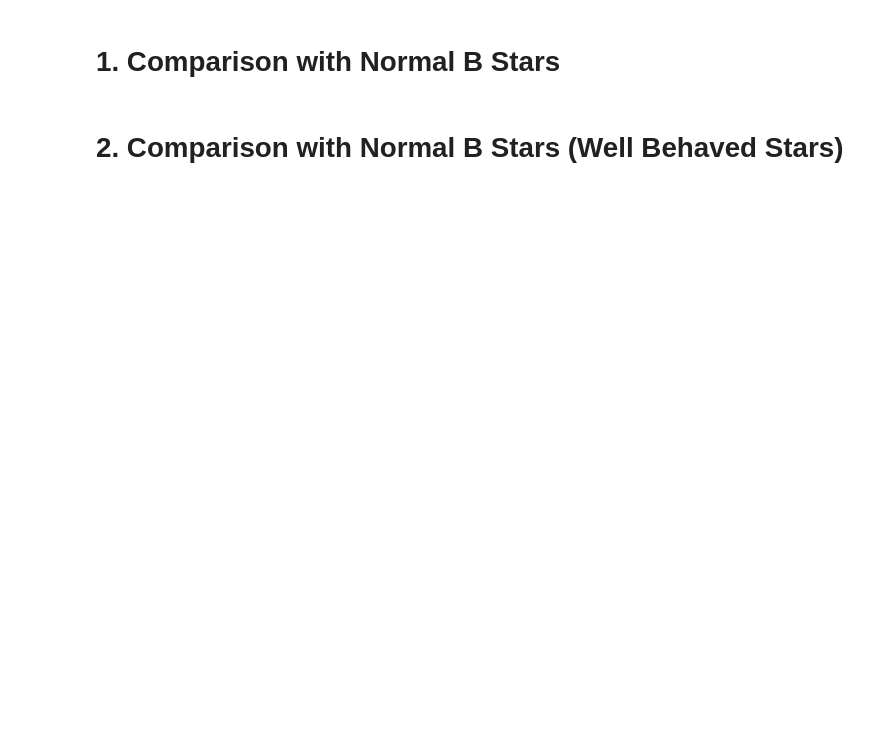
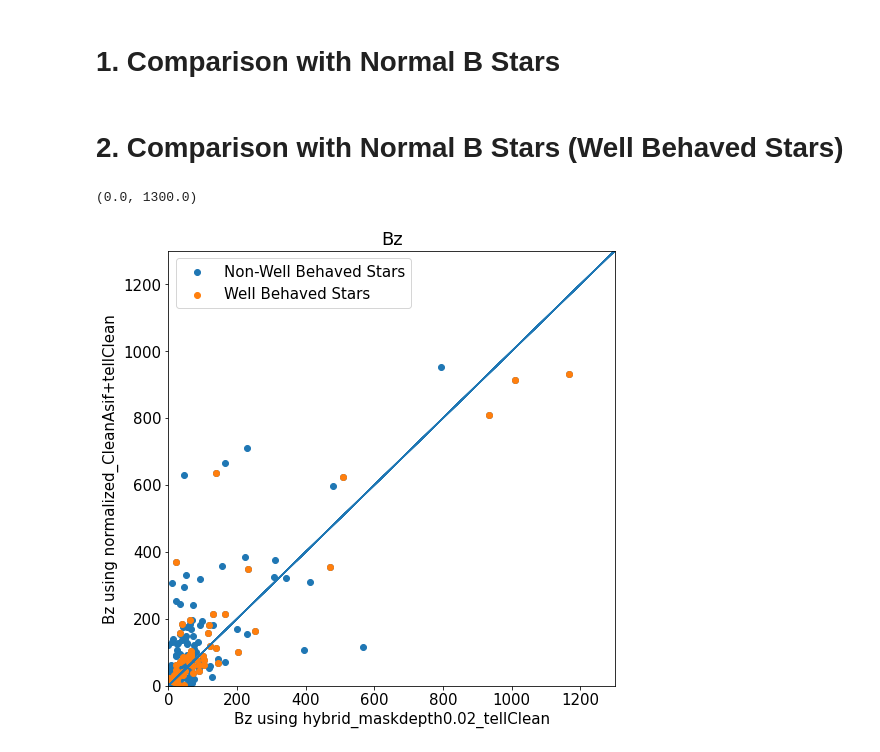
Before and after one commit to veropetit/BeStarsMiMeS, a Jupyter notebook: 04-Bz-calculations/04-Bstars.ipynb, the cells around one changed output. Saved outputs shown, nothing was run; the diff lists cells and outputs as text; code cells hidden in the pictures; blank space fills up the shorter version.

```diff
--- a/04-Bz-calculations/04-Bstars.ipynb
+++ b/04-Bz-calculations/04-Bstars.ipynb
@@ -5,2 +3,4 @@ cd ..
+# %%
+path='G:/Shared drives/BeStarsMiMeS/UpdatedFiles/' #Patrick's google file stream path
 # %%
 ! git clone https://github.com/folsomcp/specpolFlow.git
@@ -392,3 +404,35 @@ with PdfPages('04-Bz-calculations/Bz_hybridvnorm.pdf') as pdf:
         ax.set_xlim(0,2000)
         ax.set_ylim(0,2000)
         pdf.savefig(fig)
+# %%
+i=1
+j=6
+model1=pd.read_csv('{}04-Bz-calculations/WellBehavedStars/{}_GOOD.csv'.format(path,models[i]))
+#model=pd.read_csv('/content/drive/Shareddrives/BeStarsMiMeS/04-Bz-calculations/{}.csv'.format(models[i]))
+v_sig1=np.abs(model1['V bz (G)'])
+
+modelall1=pd.read_csv('{}04-Bz-calculations/{}.csv'.format(path,models[i]))
+v_sigall1=np.abs(modelall1['V bz (G)'])
+
+model2=pd.read_csv('{}04-Bz-calculations/WellBehavedStars/{}_GOOD.csv'.format(path,models[j]))
+#model=pd.read_csv('/content/drive/Shareddrives/BeStarsMiMeS/04-Bz-calculations/{}.csv'.format(models[i]))
+v_sig2=np.abs(model2['V bz (G)'])
+
+modelall2=pd.read_csv('{}04-Bz-calculations/{}.csv'.format(path,models[j]))
+v_sigall2=np.abs(modelall2['V bz (G)'])
+
+
+fig, ax = plt.subplots(1,1, figsize=(8,8))
+plt.rcParams.update({'font.size': 15})
+ax.scatter(v_sigall1, v_sigall2, label='Non-Well Behaved Stars')
+ax.scatter(v_sig1,v_sig2, label='Well Behaved Stars')
+ax.plot(v_sigall1,v_sigall1)
+ax.legend()
+ax.set_xlabel('Bz using {}'.format(models[i]))
+ax.set_ylabel('Bz using {}'.format(models[j]))
+ax.set_title('Bz'.format(models[i].split('_')[1]))
+ax.set_xlim(0,1300)
+ax.set_ylim(0,1300)
+# %% [output]
+(0.0, 1300.0)
+[figure, added]
```
Also changed, not shown: parts of 16 cells of this notebook, 10 other files.
